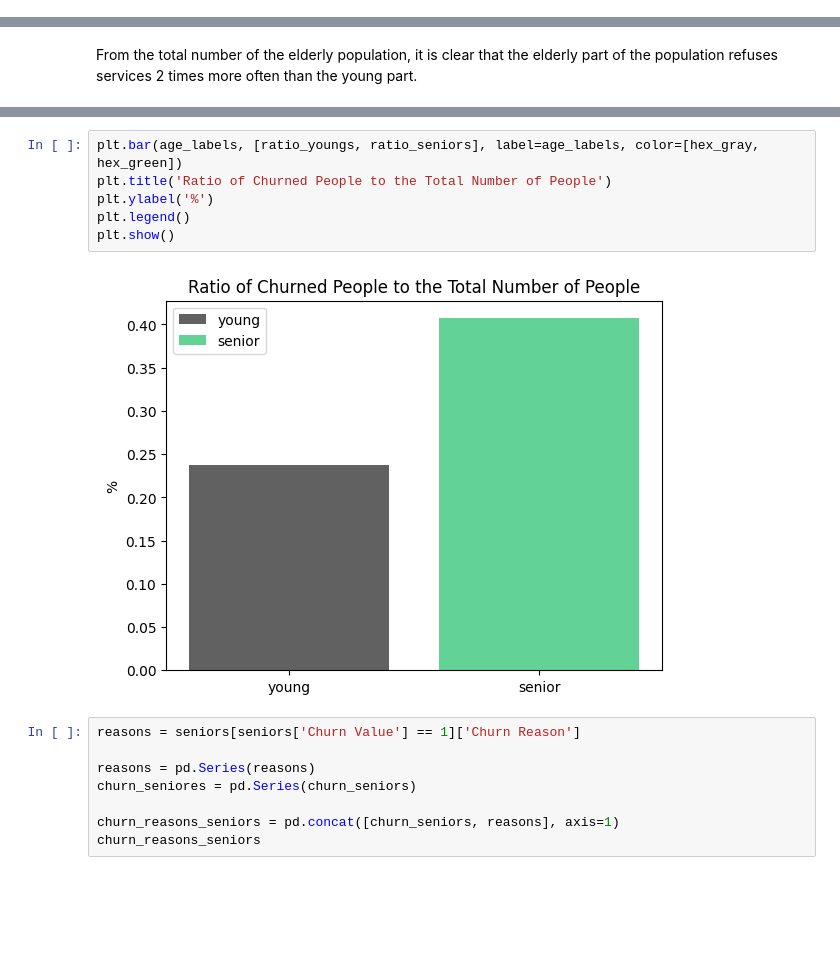
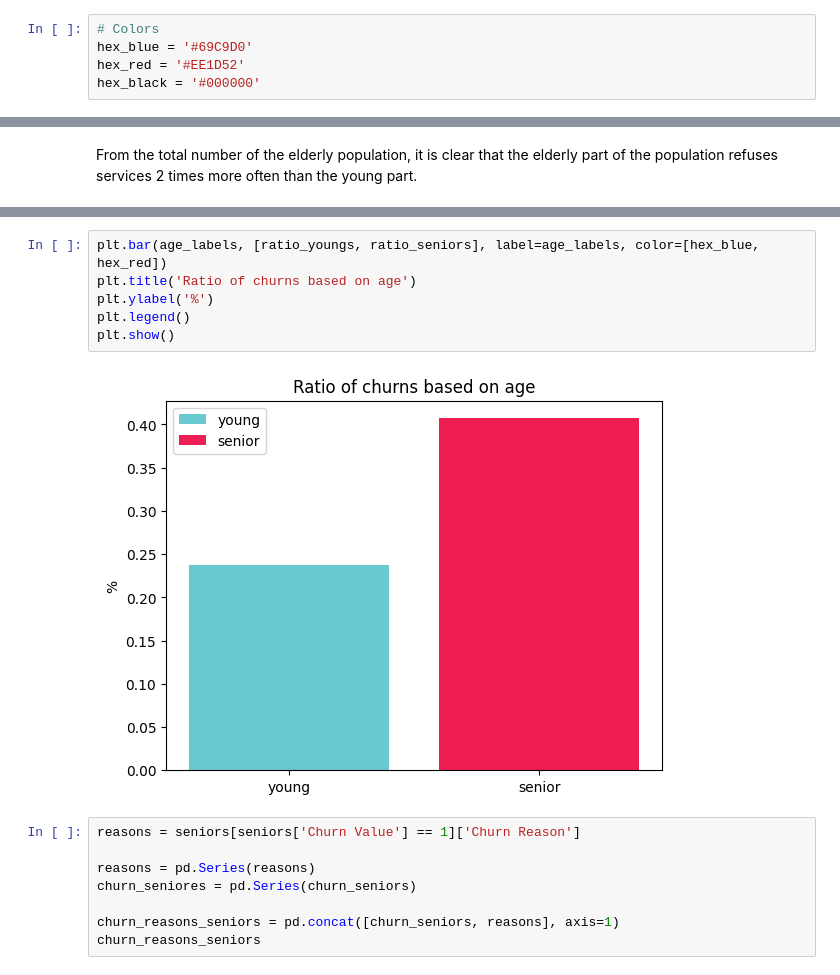
Before and after one commit to GeeK1224/cau_ml_project, a Jupyter notebook: cau_ml_project.ipynb, the cells around one changed output, grey strips where cells are left out. Drawn from its saved outputs; the diff is of its cells as text; blank space fills up the shorter version.

```diff
--- a/cau_ml_project.ipynb
+++ b/cau_ml_project.ipynb
@@ -15 +10,6 @@ hex_gray = '#616161'
+# %%
+# Colors
+hex_blue = '#69C9D0'
+hex_red = '#EE1D52'
+hex_black = '#000000'
 # %%
@@ -242,11 +242,11 @@ plt.show()
 # %%
-plt.bar(age_labels, [ratio_youngs, ratio_seniors], label=age_labels, color=[hex_gray, hex_green])
-plt.title('Ratio of Churned People to the Total Number of People')
+plt.bar(age_labels, [ratio_youngs, ratio_seniors], label=age_labels, color=[hex_blue, hex_red])
+plt.title('Ratio of churns based on age')
 plt.ylabel('%')
 plt.legend()
 plt.show()
 # %% [output]
-[figure, old version]
+[figure, new version]
 # %%
 reasons = seniors[seniors['Churn Value'] == 1]['Churn Reason']
 
```
Also changed, not shown: parts of 16 cells of this notebook.
